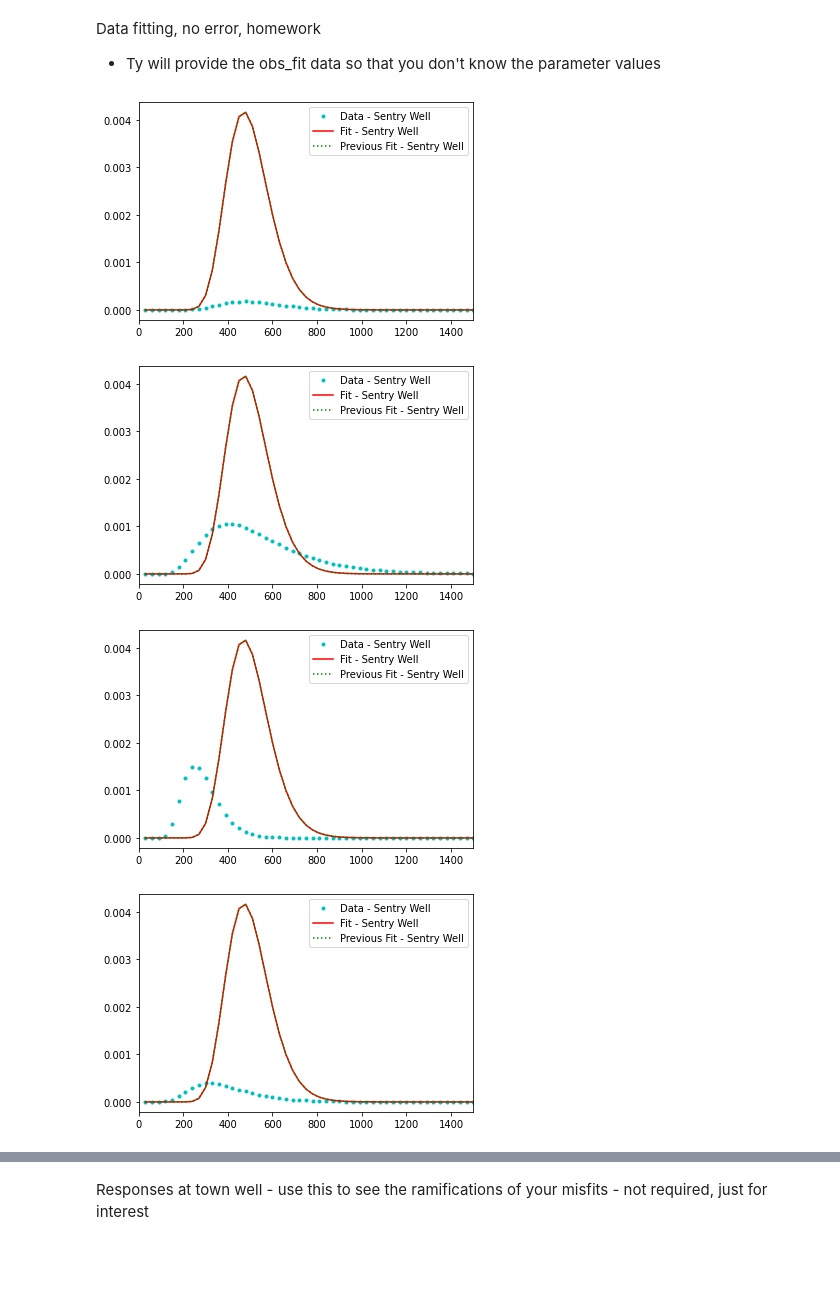
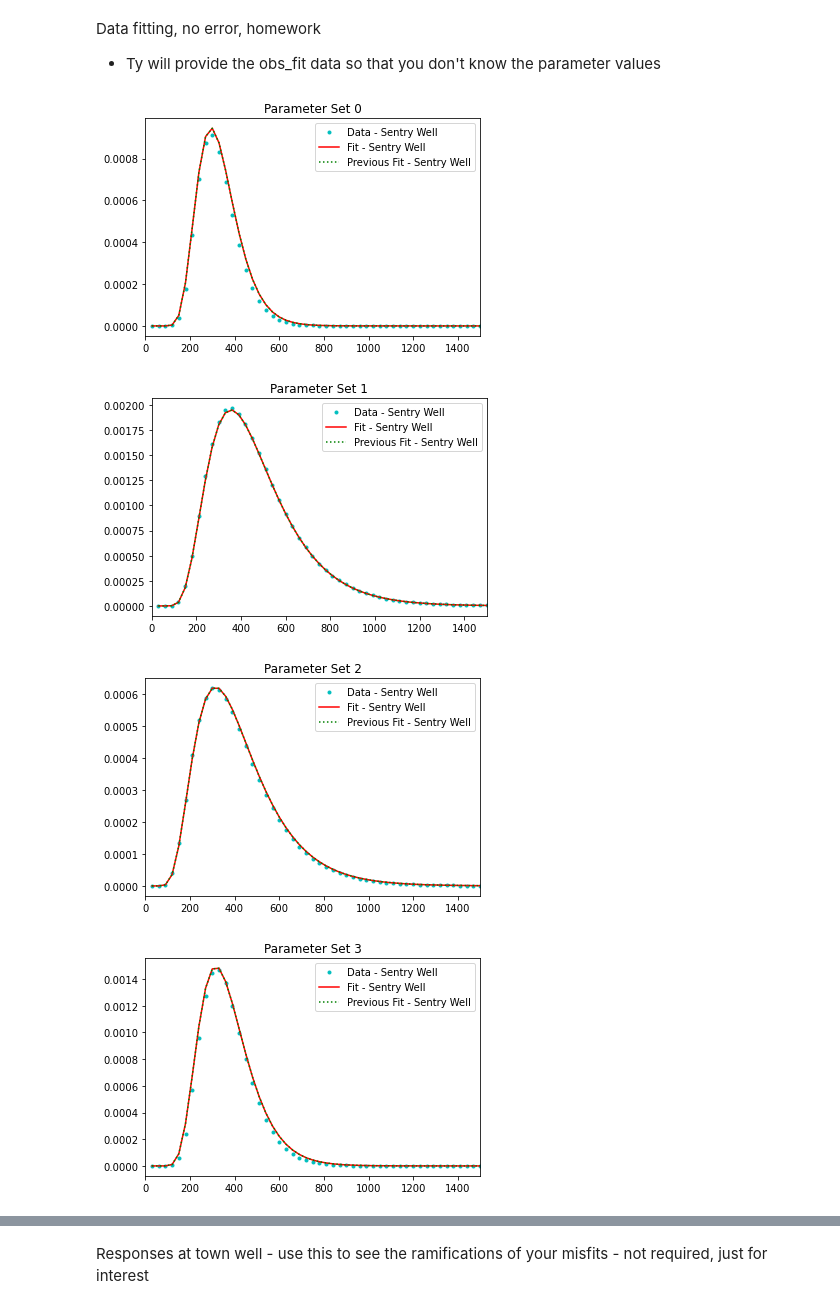
Before and after one commit to david-edu-morales/hwrs543, a Jupyter notebook: 04_HWR_Decision2022_fit_data.ipynb, the cells around one changed output, grey strips where cells are left out. Drawn from its saved outputs; the diff is of its cells as text; code cells hidden in the pictures; blank space fills up the shorter version.

```diff
--- a/04_HWR_Decision2022_fit_data.ipynb
+++ b/04_HWR_Decision2022_fit_data.ipynb
@@ -769,41 +758,43 @@ Data fitting, no error, homework
 # Dmax = 100                                                                                                                                 # maximum dispersion [L/T2
 # umin = 1                                                                                                                                   # minimum velocity [L/T]
 # umax = 3                                                                                                                                   # maximum velocity [L/T]
 # decaymin = 0.000                                                                                                                           # minimum decay [/T]
 # decaymax = 0.005                                                                                                                           # maximum decay [/T]
 
 ################################################################################
 # To do the homework
 #      download the file HW_BTCs.npy from Slack into your Google Drive
 #      uncomment the following line, make sure to edit the directory structure to match yours
 #      once you run this block, you will generate the data to fit
 #      once you have fit the five breakthrough curves, you can use the Google Form to report them
 #
 #      Good luck!  (Especially you, Mica. I'm watching!!)
 ################################################################################
-# save_obs_data = np.load("/content/gdrive/My Drive/Colab Notebooks/decision 2022/HW_BTCs.npy")
+save_obs_data = np.load("HW_BTCs.npy")
 
 fit_params = HW_params * 0.
 
-fit_params[0,:] = [1, 10, 1, 0.000]
-fit_params[1,:] = [1, 10, 1, 0.000]
-fit_params[2,:] = [1, 10, 1, 0.000]
-fit_params[3,:] = [1, 10, 1, 0.000]
-fit_params[4,:] = [1, 10, 1, 0.000]
+fit_params[0,:] = [2.8, 88, 3.65, 0.0044]
+fit_params[1,:] = [1.305, 65, 1.34, 0.00047]
+fit_params[2,:] = [1.011, 60, 0.85, 0.00293]
+fit_params[3,:] = [1.03, 38, 1.25, 0.0023]
+fit_params[4,:] = [1.003, 60, 2.35, 0.0028]
 
 for i in np.arange(5):
+
   obs_fit = calc_btcs(C0, pulse_time, x_obs, fit_params[i,0], fit_params[i,1], t_obs, fit_params[i,2], fit_params[i,3])
   obs_prev_fit = calc_btcs(C0, pulse_time, x_obs, prev_fit_params[i,0], fit_params[i,1], t_obs, fit_params[i,2], fit_params[i,3])
   plt.plot(t_obs,save_obs_data[i,:],symb,label='Data - Sentry Well')
   plt.plot(t_obs,obs_fit,'r',label='Fit - Sentry Well')
   plt.plot(t_obs,obs_prev_fit,'g:',label='Previous Fit - Sentry Well')
+  plt.title('Parameter Set {}'.format(i))
   plt.xlim(0,1500)
   plt.legend()
+  plt.savefig('images_dir/paramSet-{}'.format(i))
   plt.show()
-
 prev_fit_params = 1.0 * fit_params
 # %% [output]
-[figure, old version]
+[figure, new version]
-[figure, old version]
+[figure, new version]
-[figure, old version]
+[figure, new version]
-[figure, old version]
+[figure, new version]
```
Also changed, not shown: parts of 5 cells of this notebook, 8 other files.
